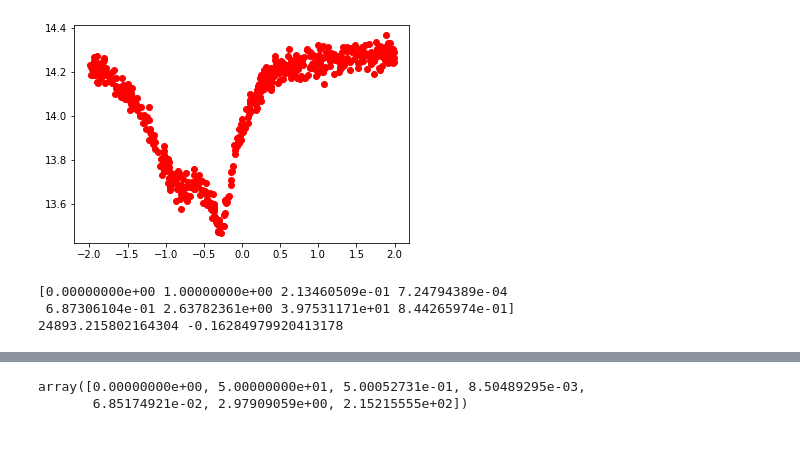
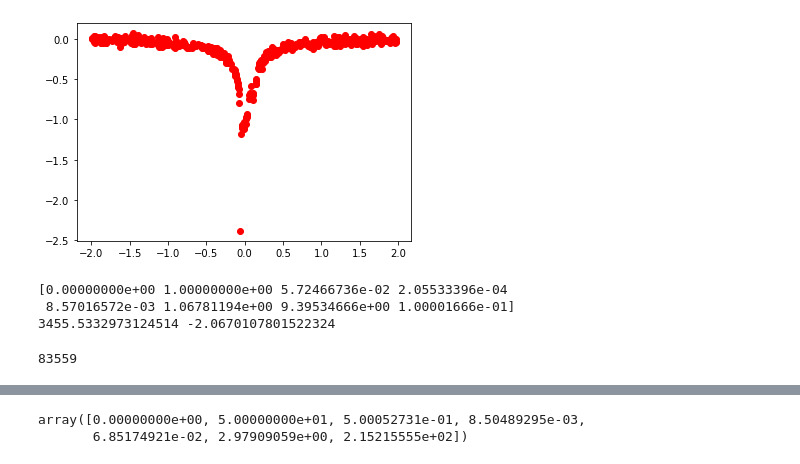
Before and after one commit to haimengzhao/magic-microlensing, a Jupyter notebook: simulate/data_examine.ipynb, the cells around one changed output, grey strips where cells are left out. Saved outputs shown, nothing was run; the diff lists cells and outputs as text; code cells hidden in the pictures.

```diff
--- a/simulate/data_examine.ipynb
+++ b/simulate/data_examine.ipynb
@@ -14,17 +14,17 @@ with h5py.File('/work/hmzhao/irregular-lc/KMT-0.h5') as inp:
     X = inp['X'][...]
     Y = inp['Y'][...]
 # %%
-num = 12
-plt.scatter(X[num][:, 0], X[num][:, 1], color='red')
+num = 83559
+plt.scatter(X[num][:, 0], X[num][:, 1]-14.5-2.5*np.log10(Y[num, -1]), color='red')
 plt.show()
 print(Y[num])
 single = mm.Model({'t_0': Y[num, 0], 'u_0': Y[num, 2], 't_E': Y[num, 1]})
 data = mm.MulensData([X[num, :, 0], X[num, :, 1], X[num, :, 2]], phot_fmt='flux')
 event_single = mm.Event([data], single)
 chi2 = event_single.get_chi2()
 print(chi2, np.log10(Y[num, 4]))
 # %% [output]
-[figure, old version]
+[figure, new version]
-[0.00000000e+00 1.00000000e+00 2.13460509e-01 7.24794389e-04
- 6.87306104e-01 2.63782361e+00 3.97531171e+01 8.44265974e-01]
-24893.215802164304 -0.16284979920413178
+[0.00000000e+00 1.00000000e+00 5.72466736e-02 2.05533396e-04
+ 8.57016572e-03 1.06781194e+00 9.39534666e+00 1.00001666e-01]
+3455.5332973124514 -2.0670107801522324
@@ -30,0 +41,4 @@ print(chi2, np.log10(Y[num, 4]))
+# %%
+Y[:, -1].argmin()
+# %% [output]
+83559
```
Also changed, not shown: parts of 3 cells of this notebook, 2 other files.
